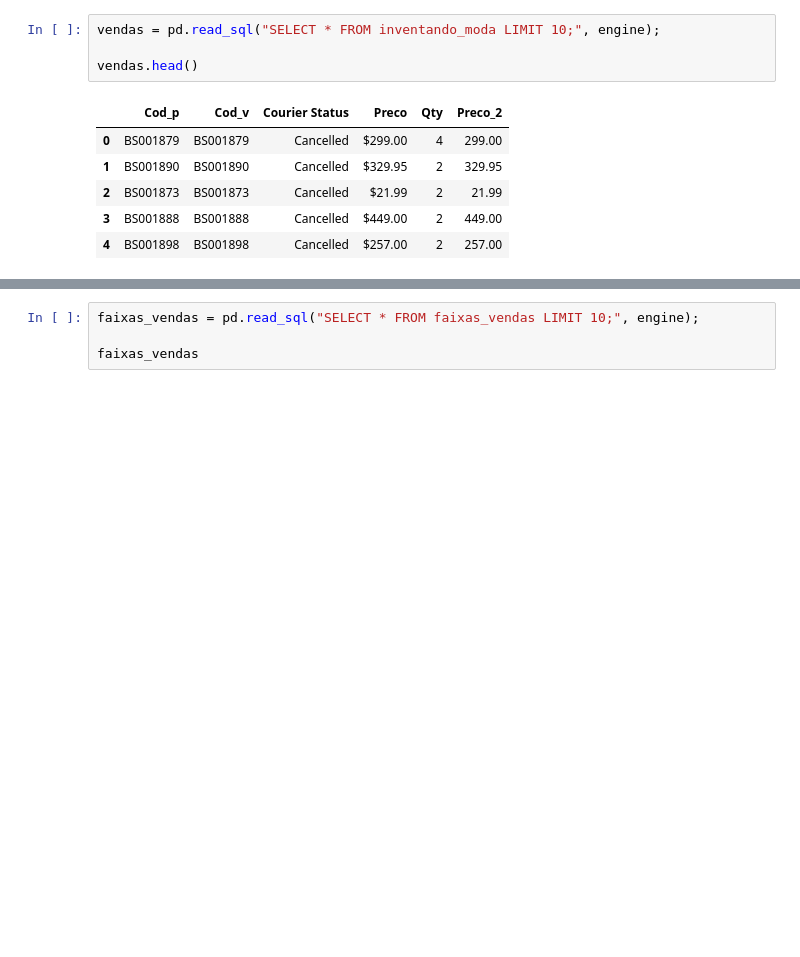
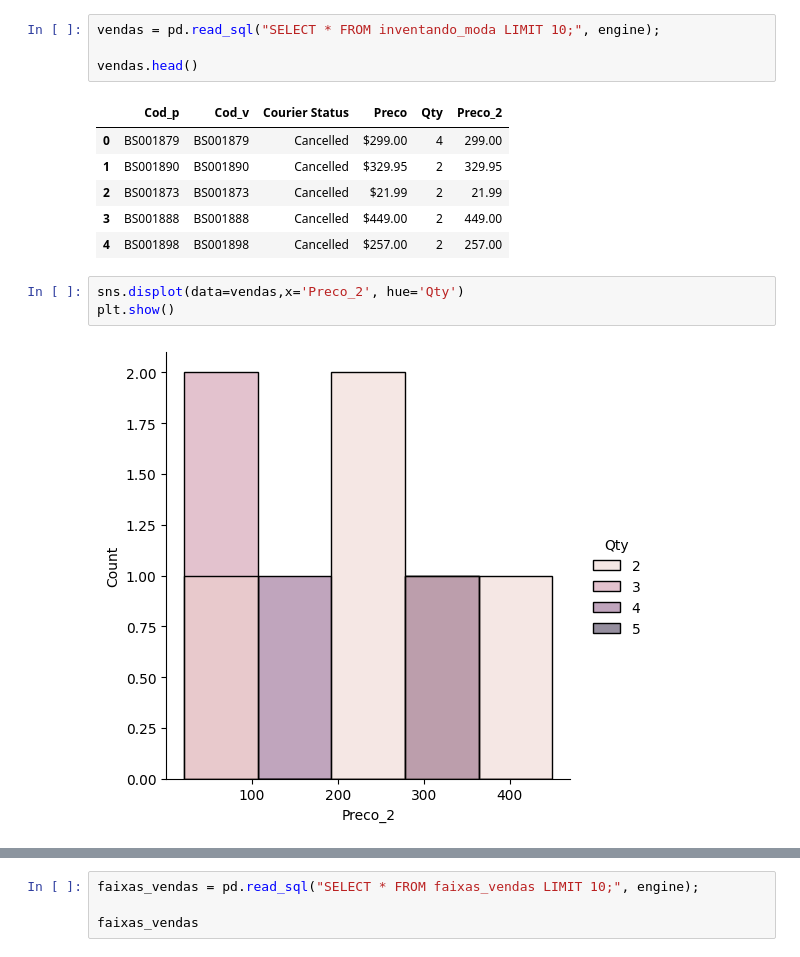
Before and after one commit to nalucena/DS-BD-PROJETO-DIVERSIDADETECH, a Jupyter notebook: projeto.ipynb, the cells around one changed output, grey strips where cells are left out. Drawn from its saved outputs; the diff is of its cells as text; blank space fills up the shorter version.

```diff
--- a/projeto.ipynb
+++ b/projeto.ipynb
@@ -45,3 +88,8 @@ vendas.head()
 | 2 | BS001873 | BS001873 | Cancelled | $21.99 | 2 | 21.99 |
 | 3 | BS001888 | BS001888 | Cancelled | $449.00 | 2 | 449.00 |
 | 4 | BS001898 | BS001898 | Cancelled | $257.00 | 2 | 257.00 |
+# %%
+sns.displot(data=vendas,x='Preco_2', hue='Qty')
+plt.show()
+# %% [output]
+[figure, added]
```
Also changed, not shown: parts of 8 cells of this notebook, 7 other files.
